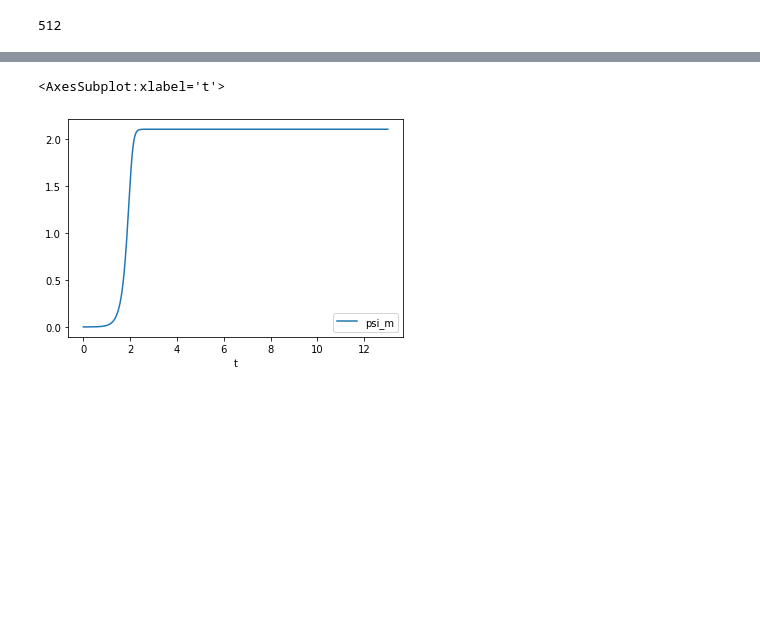
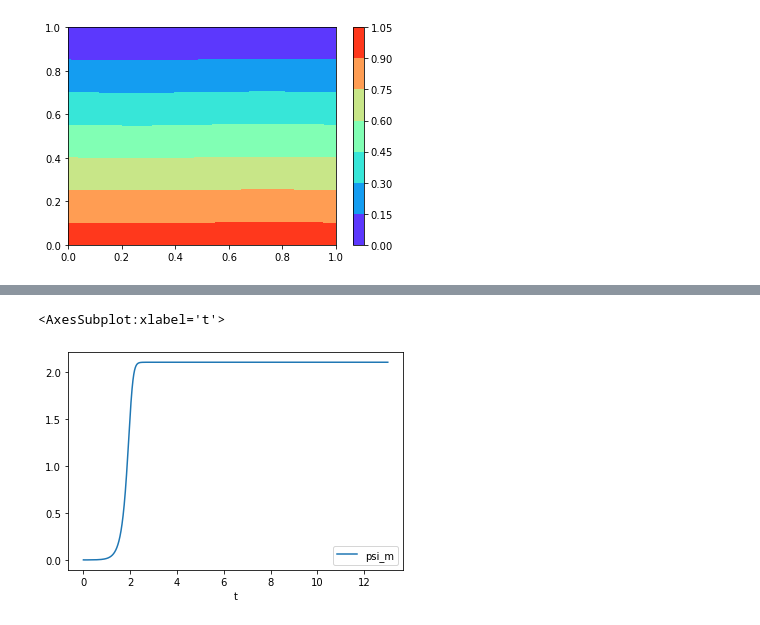
Before and after one commit to che4web/flow, a Jupyter notebook: Без названия.ipynb, the cells around one changed output, grey strips where cells are left out. Cells and saved outputs as stored; diff of their text form; code cells hidden in the pictures; blank space fills up the shorter version.

```diff
--- a/Без названия.ipynb
+++ b/Без названия.ipynb
@@ -5,14 +7,17 @@ import pandas as pd
 # %%
-16*32
+def contur_plot(name):
+    data= np.genfromtxt(name)
+    NX=32
+    NY=32
+    z = data.T[2].reshape((NY, NX))
+    x = np.linspace(0, 1.0, NX)
+    y = np.linspace(0, 1.0, NY)
+
+    X, Y = np.meshgrid(x, y)
+    cs = plt.contourf(X, Y, z,cmap=plt.cm.rainbow)
+    cbar = plt.colorbar(cs)
-# %% [output]
-512
 # %%
-data= np.genfromtxt('t.txt')
-NX=32
-NY=32
-z = data.T[2].reshape((NY, NX))
-x = np.linspace(0, 1.0, NX)
-y = np.linspace(0, 1.0, NY)
-
-X, Y = np.meshgrid(x, y)
+contur_plot('t.txt')
+# %% [output]
+[figure, added]
 # %%
```
Also changed, not shown: parts of 3 cells of this notebook, 9 other files.
